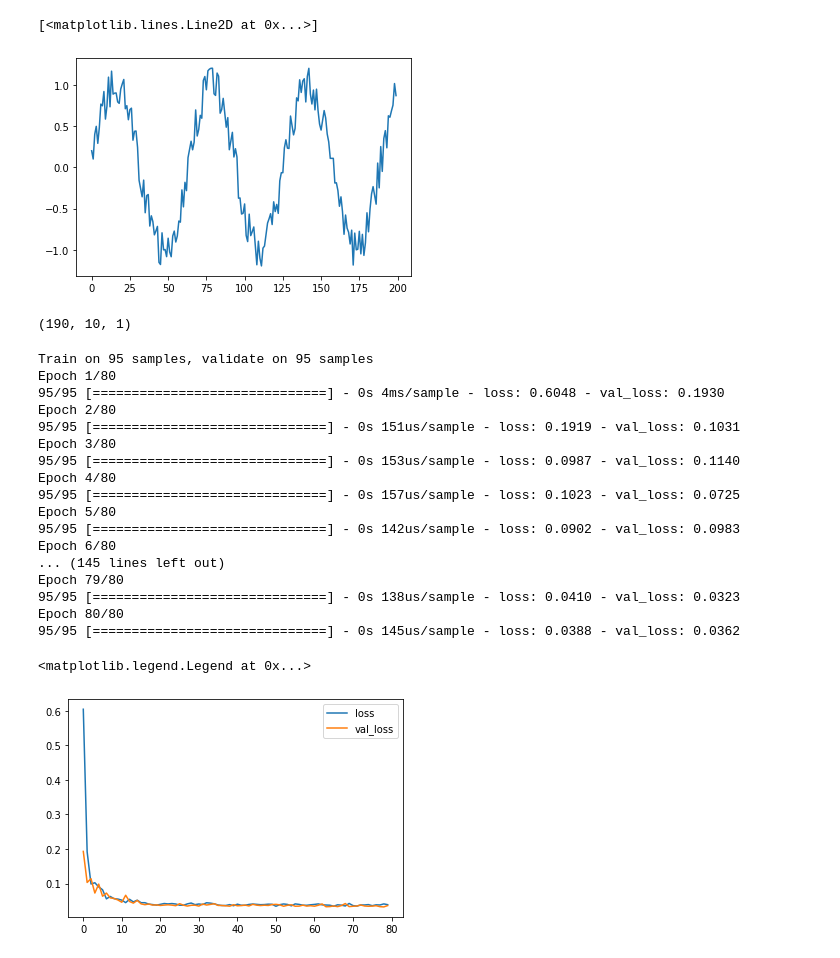
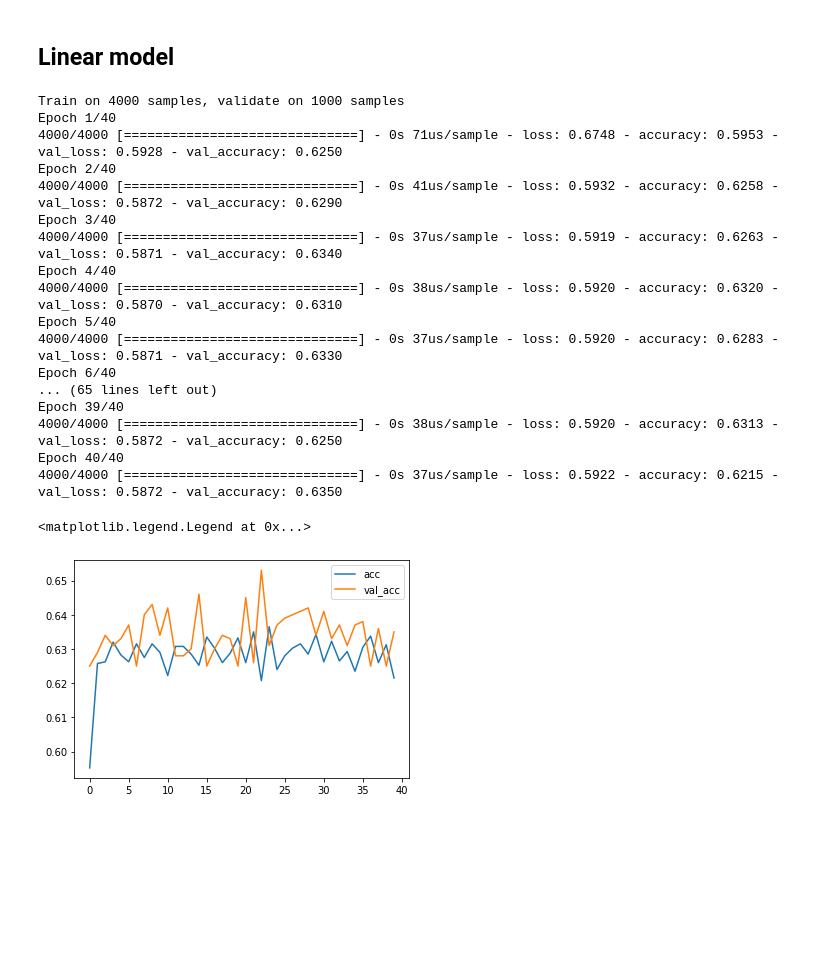
Before and after one commit to Justabhi96/TF2.0, a Jupyter notebook: 13_Long_Distance.ipynb, the cells around one changed output. Cells and saved outputs as stored; diff of their text form; code cells hidden in the pictures; blank space fills up the shorter version.

```diff
--- a/13_Long_Distance.ipynb
+++ b/13_Long_Distance.ipynb
@@ -11,23 +10,3 @@ from tensorflow.keras.optimizers import Adam, SGD
 import numpy as np
 import pandas as pd
 import matplotlib.pyplot as plt
-# %%
-data = np.sin(0.1*np.arange(200)) + np.random.randint(-2, 3, (200,))*0.1
-plt.plot(data)
-# %% [output]
-[<matplotlib.lines.Line2D at 0x...>]
-[figure, removed]
-# %%
-T = 10
-X = []
-y = []
-for i in range(len(data) - T):
-  X.append(data[i: i+T])
-  y.append(data[i+T])
-
-X = np.array(X).reshape(-1, T, 1) # now the dimension should be (N x T x D)
-y = np.array(y)
-N = len(X)
-X.shape
-# %% [output]
-(190, 10, 1)
@@ -34,34 +42,37 @@ X.shape
+# %% [markdown]
+## Linear model
 # %%
-i = Input(shape = (T, 1))
-x = SimpleRNN(5, activation = None)(i)
-x = Dense(1)(x)
+T = 10
+X, Y = generate_data(T)
+
+i = Input(shape = (T,))
+x = Dense(1, activation = "sigmoid")(i)
 
 model = Model(i, x)
-model.compile(loss = "mse", optimizer = Adam(learning_rate = 0.1))
-
-r = model.fit(X[:N//2, :], y[:N//2], validation_data = (X[N//2:, :], y[N//2:]), epochs = 80)
+model.compile(loss= "binary_crossentropy", optimizer = Adam(lr = 0.01), metrics = ["accuracy"])
+r = model.fit(X, Y, validation_split=0.2, epochs = 40)
 # %% [output]
-Train on 95 samples, validate on 95 samples
-Epoch 1/80
-95/95 [==============================] - 0s 4ms/sample - loss: 0.6048 - val_loss: 0.1930
-Epoch 2/80
-95/95 [==============================] - 0s 151us/sample - loss: 0.1919 - val_loss: 0.1031
-Epoch 3/80
-95/95 [==============================] - 0s 153us/sample - loss: 0.0987 - val_loss: 0.1140
-Epoch 4/80
-95/95 [==============================] - 0s 157us/sample - loss: 0.1023 - val_loss: 0.0725
-Epoch 5/80
-95/95 [==============================] - 0s 142us/sample - loss: 0.0902 - val_loss: 0.0983
-Epoch 6/80
-... (145 lines left out)
-Epoch 79/80
-95/95 [==============================] - 0s 138us/sample - loss: 0.0410 - val_loss: 0.0323
-Epoch 80/80
-95/95 [==============================] - 0s 145us/sample - loss: 0.0388 - val_loss: 0.0362
+Train on 4000 samples, validate on 1000 samples
+Epoch 1/40
+4000/4000 [==============================] - 0s 71us/sample - loss: 0.6748 - accuracy: 0.5953 - val_loss: 0.5928 - val_accuracy: 0.6250
+Epoch 2/40
+4000/4000 [==============================] - 0s 41us/sample - loss: 0.5932 - accuracy: 0.6258 - val_loss: 0.5872 - val_accuracy: 0.6290
+Epoch 3/40
+4000/4000 [==============================] - 0s 37us/sample - loss: 0.5919 - accuracy: 0.6263 - val_loss: 0.5871 - val_accuracy: 0.6340
+Epoch 4/40
+4000/4000 [==============================] - 0s 38us/sample - loss: 0.5920 - accuracy: 0.6320 - val_loss: 0.5870 - val_accuracy: 0.6310
+Epoch 5/40
+4000/4000 [==============================] - 0s 37us/sample - loss: 0.5920 - accuracy: 0.6283 - val_loss: 0.5871 - val_accuracy: 0.6330
+Epoch 6/40
+... (65 lines left out)
+Epoch 39/40
+4000/4000 [==============================] - 0s 38us/sample - loss: 0.5920 - accuracy: 0.6313 - val_loss: 0.5872 - val_accuracy: 0.6250
+Epoch 40/40
+4000/4000 [==============================] - 0s 37us/sample - loss: 0.5922 - accuracy: 0.6215 - val_loss: 0.5872 - val_accuracy: 0.6350
 # %%
-plt.plot(r.history["loss"], label = "loss")
-plt.plot(r.history["val_loss"], label = "val_loss")
+plt.plot(r.history["accuracy"], label = "acc")
+plt.plot(r.history["val_accuracy"], label = "val_acc")
 plt.legend()
 # %% [output]
 <matplotlib.legend.Legend at 0x...>
-[figure, old version]
+[figure, new version]
```
Also changed, not shown: parts of 14 cells of this notebook.
